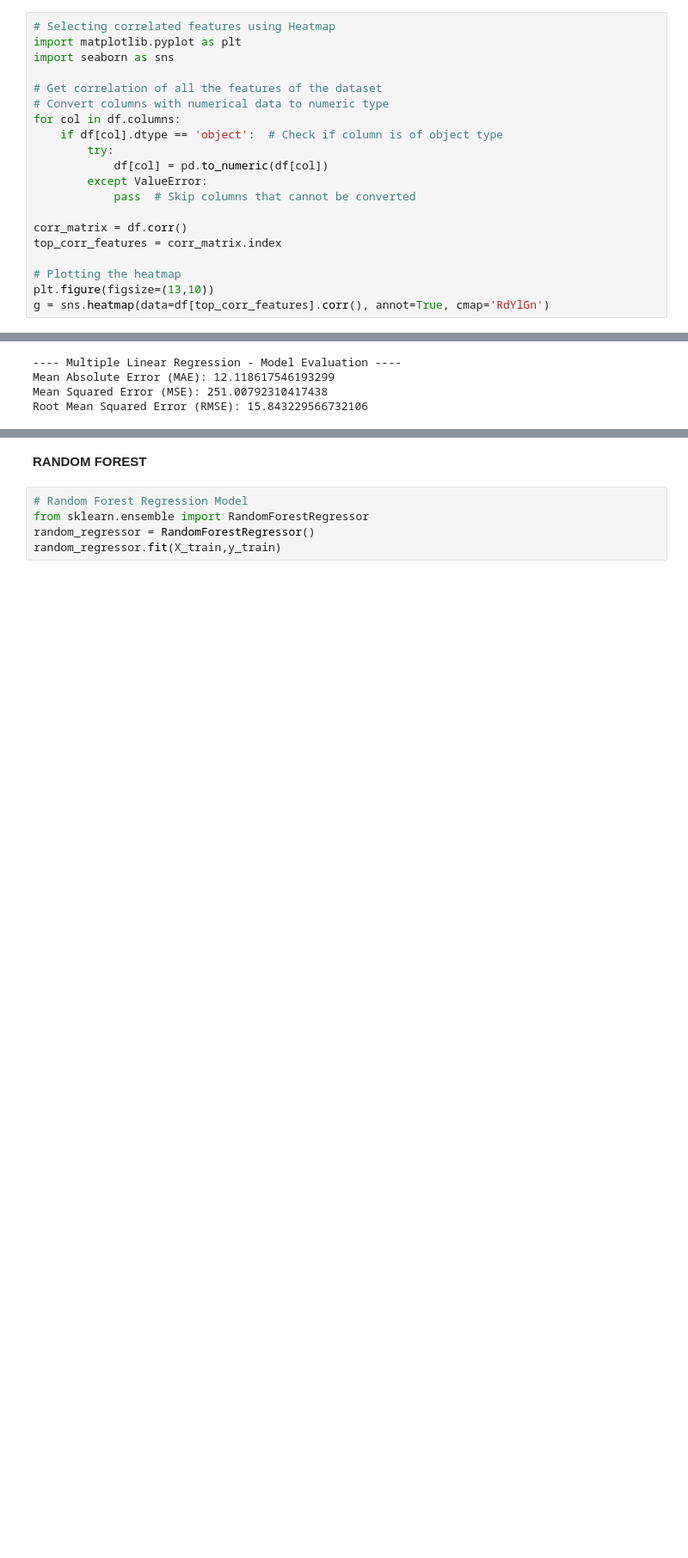
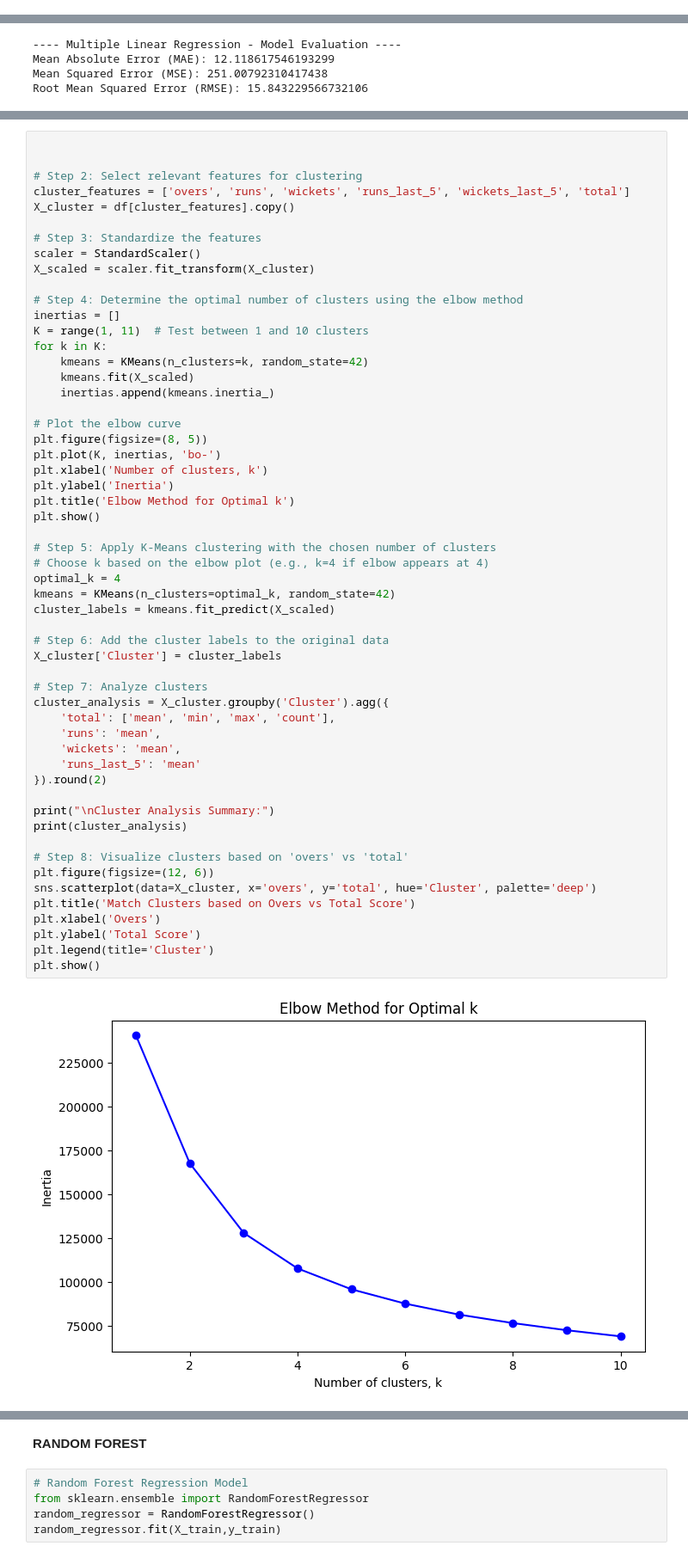
Before and after one commit to moduluz/IPL-Score-Prediction, a Jupyter notebook: IPL.ipynb, the cells around one changed output, grey strips where cells are left out. Shown at 86% size. Saved outputs shown, nothing was run; the diff lists cells and outputs as text; blank space fills up the shorter version.

```diff
--- a/IPL.ipynb
+++ b/IPL.ipynb
@@ -125,23 +125,3 @@ print("After converting 'date' column from string to datetime object: {}".format
 # %% [output]
 Before converting 'date' column from string to datetime object: <class 'str'>
 After converting 'date' column from string to datetime object: <class 'pandas._libs.tslibs.timestamps.Timestamp'>
-# %%
-# Selecting correlated features using Heatmap
-import matplotlib.pyplot as plt
-import seaborn as sns
-
-# Get correlation of all the features of the dataset
-# Convert columns with numerical data to numeric type
-for col in df.columns:
-    if df[col].dtype == 'object':  # Check if column is of object type
-        try:
-            df[col] = pd.to_numeric(df[col])
-        except ValueError:
-            pass  # Skip columns that cannot be converted
-
-corr_matrix = df.corr()
-top_corr_features = corr_matrix.index
-
-# Plotting the heatmap
-plt.figure(figsize=(13,10))
-g = sns.heatmap(data=df[top_corr_features].corr(), annot=True, cmap='RdYlGn')
@@ -287,0 +272,57 @@ Root Mean Squared Error (RMSE): 15.843229566732106
+# %%
+
+
+# Step 2: Select relevant features for clustering
+cluster_features = ['overs', 'runs', 'wickets', 'runs_last_5', 'wickets_last_5', 'total']
+X_cluster = df[cluster_features].copy()
+
+# Step 3: Standardize the features
+scaler = StandardScaler()
+X_scaled = scaler.fit_transform(X_cluster)
+
+# Step 4: Determine the optimal number of clusters using the elbow method
+inertias = []
+K = range(1, 11)  # Test between 1 and 10 clusters
+for k in K:
+    kmeans = KMeans(n_clusters=k, random_state=42)
+    kmeans.fit(X_scaled)
+    inertias.append(kmeans.inertia_)
+
+# Plot the elbow curve
+plt.figure(figsize=(8, 5))
+plt.plot(K, inertias, 'bo-')
+plt.xlabel('Number of clusters, k')
+plt.ylabel('Inertia')
+plt.title('Elbow Method for Optimal k')
+plt.show()
+
+# Step 5: Apply K-Means clustering with the chosen number of clusters
+# Choose k based on the elbow plot (e.g., k=4 if elbow appears at 4)
+optimal_k = 4
+kmeans = KMeans(n_clusters=optimal_k, random_state=42)
+cluster_labels = kmeans.fit_predict(X_scaled)
+
+# Step 6: Add the cluster labels to the original data
+X_cluster['Cluster'] = cluster_labels
+
+# Step 7: Analyze clusters
+cluster_analysis = X_cluster.groupby('Cluster').agg({
+    'total': ['mean', 'min', 'max', 'count'],
+    'runs': 'mean',
+    'wickets': 'mean',
+    'runs_last_5': 'mean'
+}).round(2)
+
+print("\nCluster Analysis Summary:")
+print(cluster_analysis)
+
+# Step 8: Visualize clusters based on 'overs' vs 'total'
+plt.figure(figsize=(12, 6))
+sns.scatterplot(data=X_cluster, x='overs', y='total', hue='Cluster', palette='deep')
+plt.title('Match Clusters based on Overs vs Total Score')
+plt.xlabel('Overs')
+plt.ylabel('Total Score')
+plt.legend(title='Cluster')
+plt.show()
+# %% [output]
+[figure, added]
```
Also changed, not shown: parts of 14 cells of this notebook.
